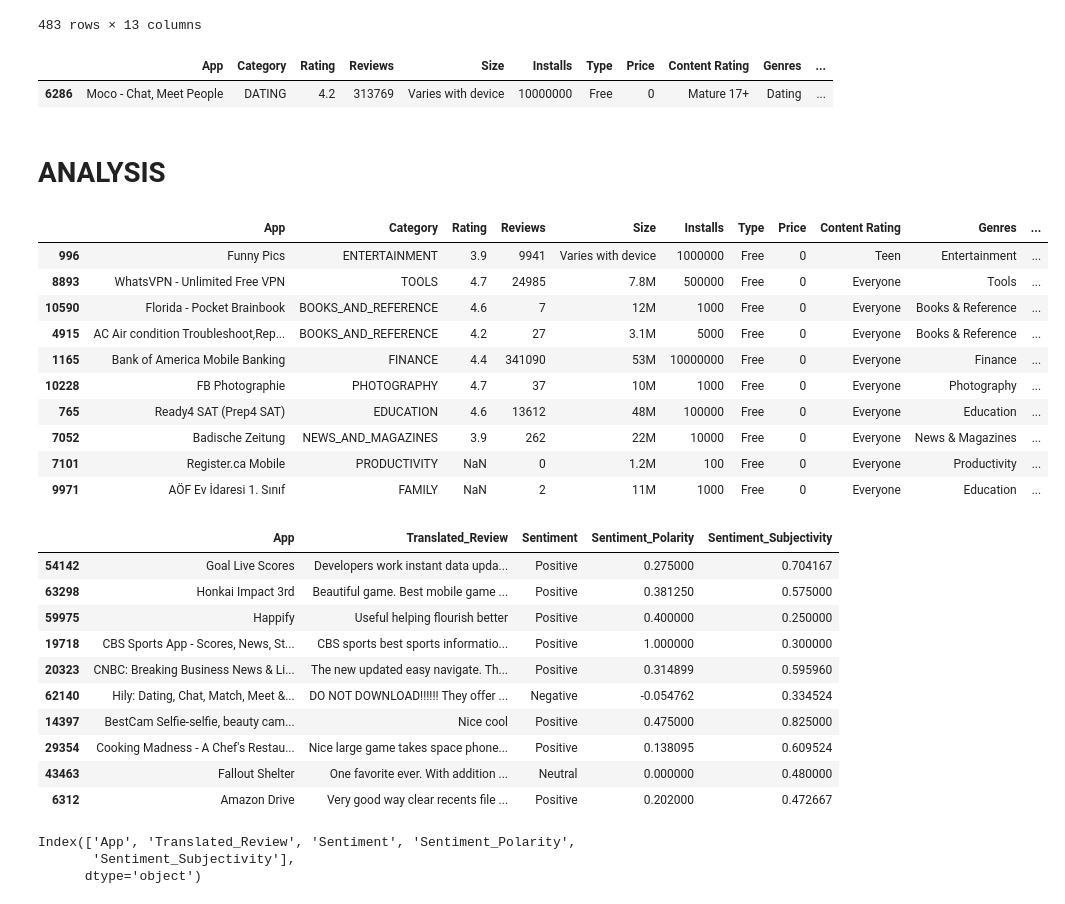
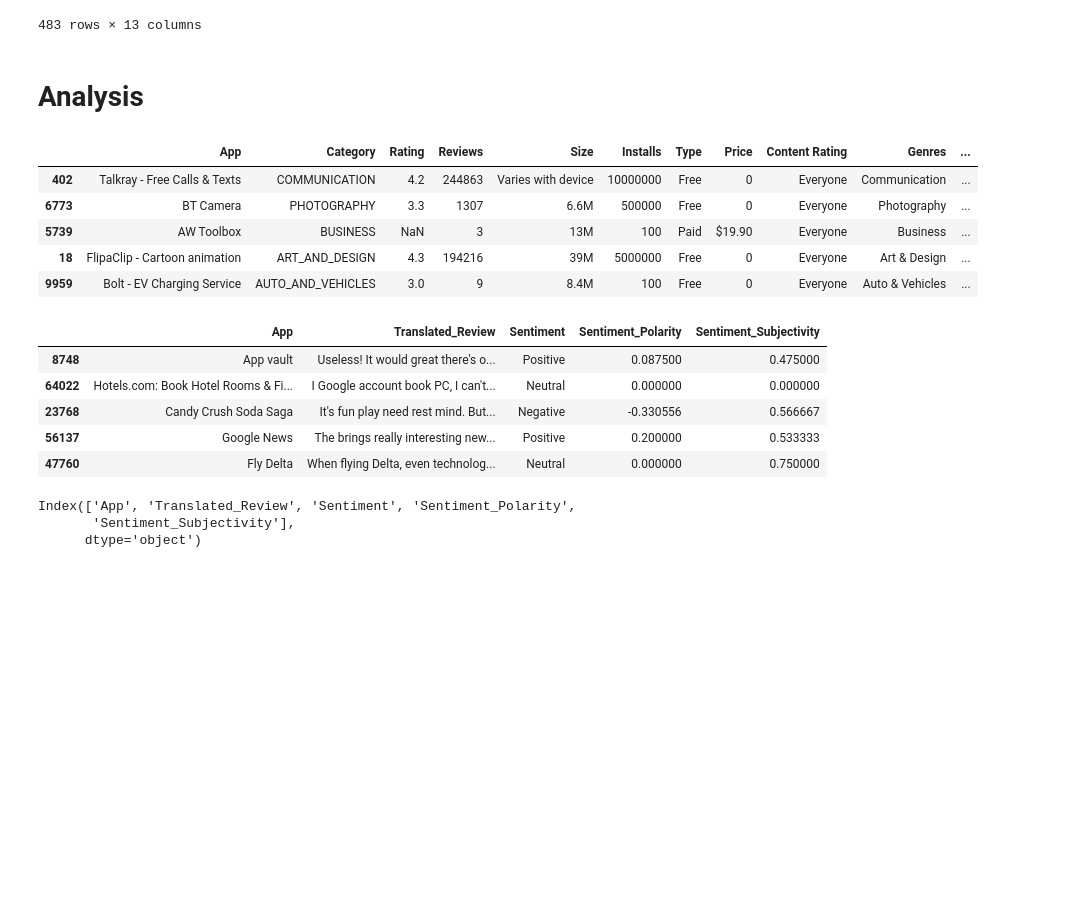
Before and after one commit to azfarali16/GooglePlayStore-EDA, a Jupyter notebook: google-play-store-apps.ipynb, the cells around one changed output. Cells and saved outputs as stored; diff of their text form; code cells hidden in the pictures; blank space fills up the shorter version.

Commit message:
Kaggle Notebook | Google Play Store Apps | Version 7

```diff
--- a/google-play-store-apps.ipynb
+++ b/google-play-store-apps.ipynb
@@ -257,40 +257,27 @@ playstore[playstore.duplicated]
 col = ['App','Size','Type','Genres','Last Updated','Current Ver']
 playstore.drop_duplicates(subset=col , keep='first',inplace = True)
 # %%
-playstore[playstore.duplicated(['App','Size','Type','Genres','Last Updated'])]
+# playstore[playstore.duplicated(['App','Size','Type','Genres','Last Updated'])]
-# %% [output]
-|  | App | Category | Rating | Reviews | Size | Installs | Type | Price | Content Rating | Genres | ... |
-| 6286 | Moco - Chat, Meet People | DATING | 4.2 | 313769 | Varies with device | 10000000 | Free | 0 | Mature 17+ | Dating | ... |
 # %% [markdown]
-# ANALYSIS
+# Analysis
 # %%
-playstore.sample(10)
+playstore.sample(5)
 # %% [output]
 |  | App | Category | Rating | Reviews | Size | Installs | Type | Price | Content Rating | Genres | ... |
-| 996 | Funny Pics | ENTERTAINMENT | 3.9 | 9941 | Varies with device | 1000000 | Free | 0 | Teen | Entertainment | ... |
-| 8893 | WhatsVPN - Unlimited Free VPN | TOOLS | 4.7 | 24985 | 7.8M | 500000 | Free | 0 | Everyone | Tools | ... |
-| 10590 | Florida - Pocket Brainbook | BOOKS_AND_REFERENCE | 4.6 | 7 | 12M | 1000 | Free | 0 | Everyone | Books & Reference | ... |
-| 4915 | AC Air condition Troubleshoot,Rep... | BOOKS_AND_REFERENCE | 4.2 | 27 | 3.1M | 5000 | Free | 0 | Everyone | Books & Reference | ... |
-| 1165 | Bank of America Mobile Banking | FINANCE | 4.4 | 341090 | 53M | 10000000 | Free | 0 | Everyone | Finance | ... |
-| 10228 | FB Photographie | PHOTOGRAPHY | 4.7 | 37 | 10M | 1000 | Free | 0 | Everyone | Photography | ... |
-| 765 | Ready4 SAT (Prep4 SAT) | EDUCATION | 4.6 | 13612 | 48M | 100000 | Free | 0 | Everyone | Education | ... |
-| 7052 | Badische Zeitung | NEWS_AND_MAGAZINES | 3.9 | 262 | 22M | 10000 | Free | 0 | Everyone | News & Magazines | ... |
-| 7101 | Register.ca Mobile | PRODUCTIVITY | NaN | 0 | 1.2M | 100 | Free | 0 | Everyone | Productivity | ... |
-| 9971 | AÖF Ev İdaresi 1. Sınıf | FAMILY | NaN | 2 | 11M | 1000 | Free | 0 | Everyone | Education | ... |
+| 402 | Talkray - Free Calls & Texts | COMMUNICATION | 4.2 | 244863 | Varies with device | 10000000 | Free | 0 | Everyone | Communication | ... |
+| 6773 | BT Camera | PHOTOGRAPHY | 3.3 | 1307 | 6.6M | 500000 | Free | 0 | Everyone | Photography | ... |
+| 5739 | AW Toolbox | BUSINESS | NaN | 3 | 13M | 100 | Paid | $19.90 | Everyone | Business | ... |
+| 18 | FlipaClip - Cartoon animation | ART_AND_DESIGN | 4.3 | 194216 | 39M | 5000000 | Free | 0 | Everyone | Art & Design | ... |
+| 9959 | Bolt - EV Charging Service | AUTO_AND_VEHICLES | 3.0 | 9 | 8.4M | 100 | Free | 0 | Everyone | Auto & Vehicles | ... |
 # %%
-reviews.sample(10)
+reviews.sample(5)
 # %% [output]
 |  | App | Translated_Review | Sentiment | Sentiment_Polarity | Sentiment_Subjectivity |
-| 54142 | Goal Live Scores | Developers work instant data upda... | Positive | 0.275000 | 0.704167 |
-| 63298 | Honkai Impact 3rd | Beautiful game. Best mobile game ... | Positive | 0.381250 | 0.575000 |
-| 59975 | Happify | Useful helping flourish better | Positive | 0.400000 | 0.250000 |
-| 19718 | CBS Sports App - Scores, News, St... | CBS sports best sports informatio... | Positive | 1.000000 | 0.300000 |
-| 20323 | CNBC: Breaking Business News & Li... | The new updated easy navigate. Th... | Positive | 0.314899 | 0.595960 |
-| 62140 | Hily: Dating, Chat, Match, Meet &... | DO NOT DOWNLOAD!!!!!! They offer ... | Negative | -0.054762 | 0.334524 |
-| 14397 | BestCam Selfie-selfie, beauty cam... | Nice cool | Positive | 0.475000 | 0.825000 |
-| 29354 | Cooking Madness - A Chef's Restau... | Nice large game takes space phone... | Positive | 0.138095 | 0.609524 |
-| 43463 | Fallout Shelter | One favorite ever. With addition ... | Neutral | 0.000000 | 0.480000 |
-| 6312 | Amazon Drive | Very good way clear recents file ... | Positive | 0.202000 | 0.472667 |
+| 8748 | App vault | Useless! It would great there's o... | Positive | 0.087500 | 0.475000 |
+| 64022 | Hotels.com: Book Hotel Rooms & Fi... | I Google account book PC, I can't... | Neutral | 0.000000 | 0.000000 |
+| 23768 | Candy Crush Soda Saga | It's fun play need rest mind. But... | Negative | -0.330556 | 0.566667 |
+| 56137 | Google News | The brings really interesting new... | Positive | 0.200000 | 0.533333 |
+| 47760 | Fly Delta | When flying Delta, even technolog... | Neutral | 0.000000 | 0.750000 |
 # %%
 reviews.columns
 # %% [output]
```
Also changed, not shown: parts of 10 cells of this notebook.
